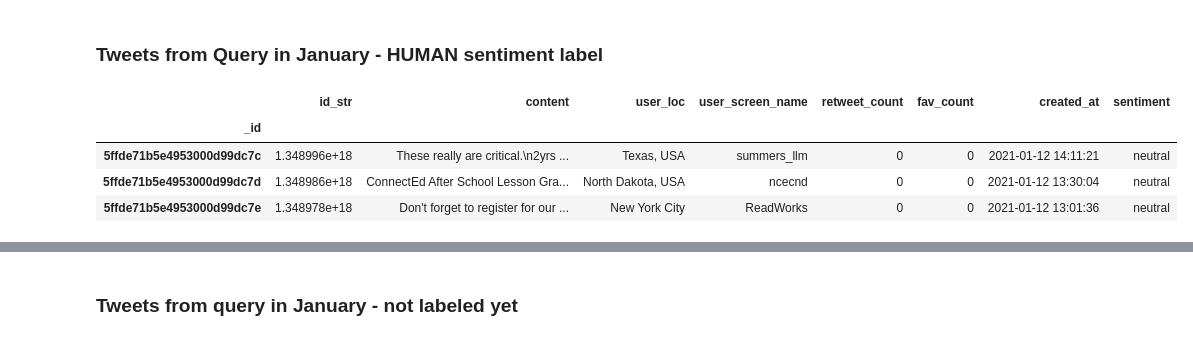
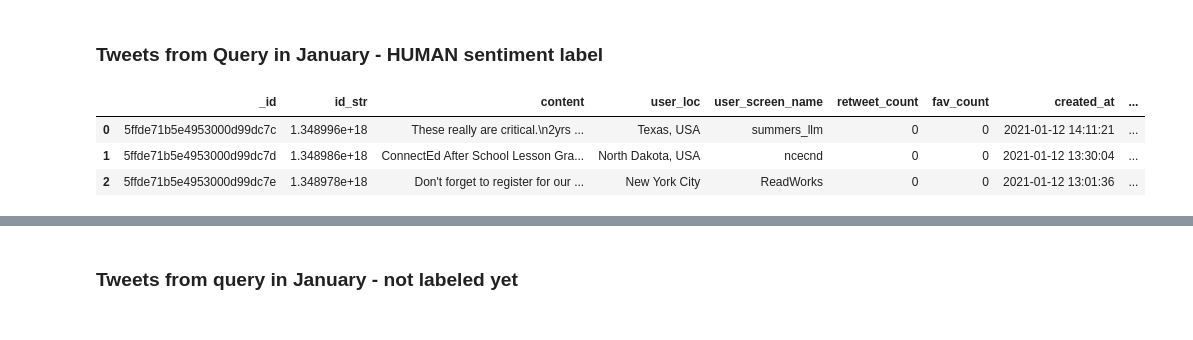
Before and after one commit to lspope/capstone, a Jupyter notebook: code/data_prep.ipynb, the cells around one changed output, grey strips where cells are left out. Cells and saved outputs as stored; diff of their text form; code cells hidden in the pictures.

```diff
--- a/code/data_prep.ipynb
+++ b/code/data_prep.ipynb
@@ -229,14 +237,13 @@ us_only_data.to_csv('../data/us_only_external_data_tweets_TOOL_labeled.csv', ind
 # %% [markdown]
 ### Tweets from Query in January - HUMAN sentiment label
 # %%
-human_labeled_q_tweets =  pd.read_csv('../data/jan_queried_tweets_HUMAN_labeled.csv', index_col='_id')
+human_labeled_q_tweets =  pd.read_csv('../data/jan_queried_tweets_HUMAN_labeled.csv')
 human_labeled_q_tweets.head(3)
 # %% [output]
-|  | id_str | content | user_loc | user_screen_name | retweet_count | fav_count | created_at | sentiment |
-| _id |  |  |  |  |  |  |  |  |
-| 5ffde71b5e4953000d99dc7c | 1.348996e+18 | These really are critical.\n2yrs ... | Texas, USA | summers_llm | 0 | 0 | 2021-01-12 14:11:21 | neutral |
-| 5ffde71b5e4953000d99dc7d | 1.348986e+18 | ConnectEd After School Lesson Gra... | North Dakota, USA | ncecnd | 0 | 0 | 2021-01-12 13:30:04 | neutral |
-| 5ffde71b5e4953000d99dc7e | 1.348978e+18 | Don't forget to register for our ... | New York City | ReadWorks | 0 | 0 | 2021-01-12 13:01:36 | neutral |
+|  | _id | id_str | content | user_loc | user_screen_name | retweet_count | fav_count | created_at | ... |
+| 0 | 5ffde71b5e4953000d99dc7c | 1.348996e+18 | These really are critical.\n2yrs ... | Texas, USA | summers_llm | 0 | 0 | 2021-01-12 14:11:21 | ... |
+| 1 | 5ffde71b5e4953000d99dc7d | 1.348986e+18 | ConnectEd After School Lesson Gra... | North Dakota, USA | ncecnd | 0 | 0 | 2021-01-12 13:30:04 | ... |
+| 2 | 5ffde71b5e4953000d99dc7e | 1.348978e+18 | Don't forget to register for our ... | New York City | ReadWorks | 0 | 0 | 2021-01-12 13:01:36 | ... |
 # %%
 # Keep only the tweets 100 chars and over
 human_labeled_q_tweets['char_count'] = human_labeled_q_tweets.apply(lambda row: len(row['content']), axis=1)
```
Also changed, not shown: parts of 35 cells of this notebook, 14 other files.
